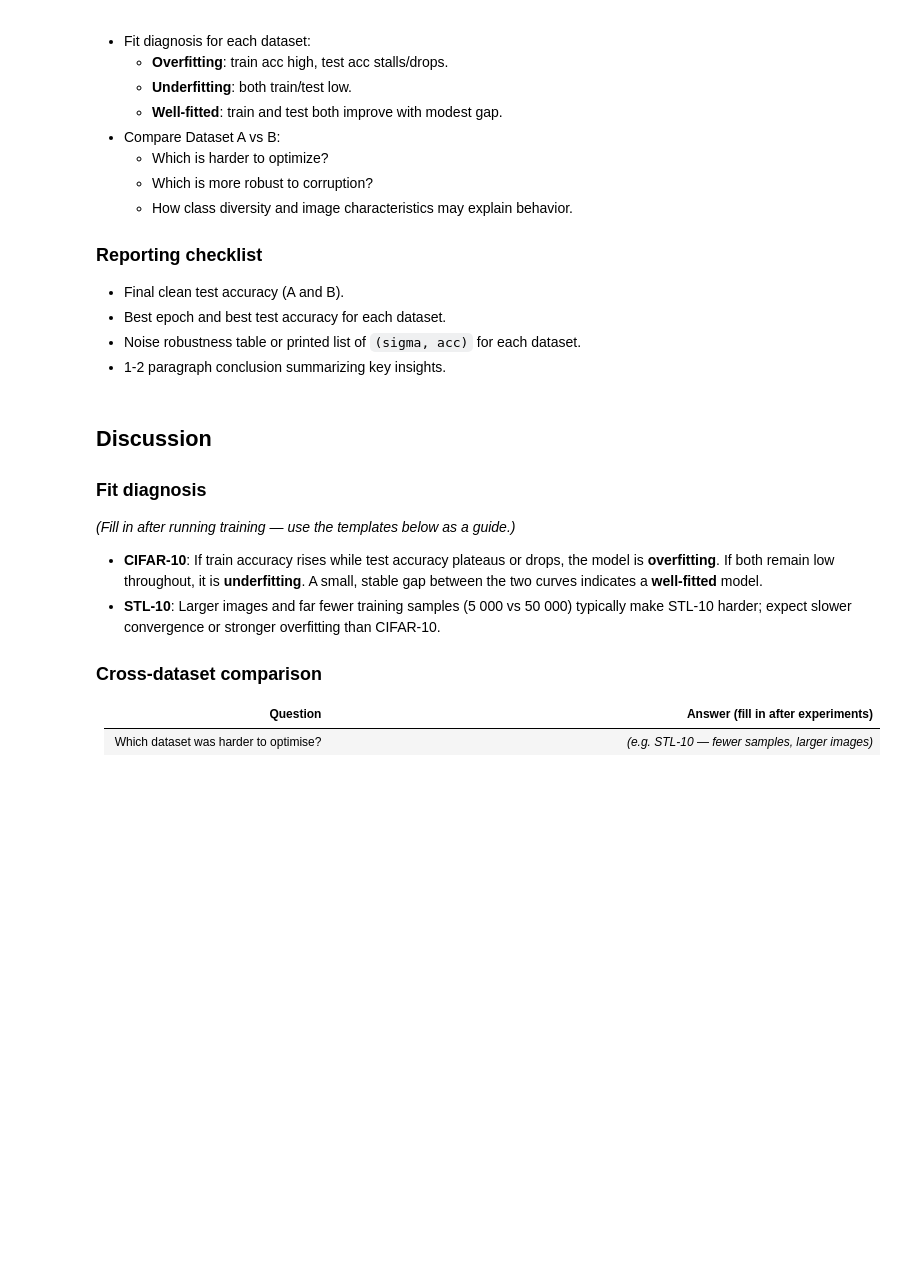
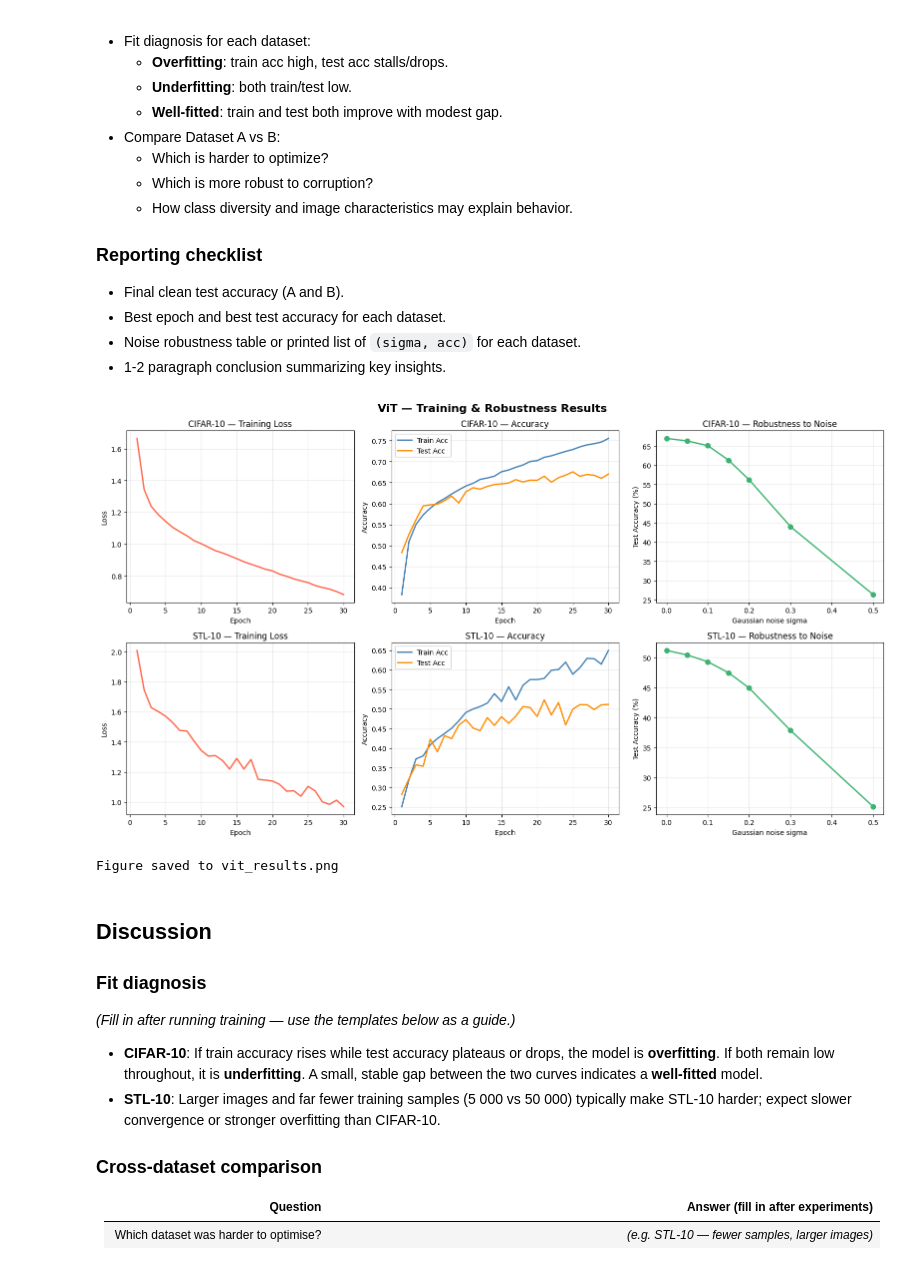
Before and after one commit to Vedant2100/s26, a Jupyter notebook: EE_243/A-2/Problem2/Problem2.ipynb, the cells around one changed output. Cells and saved outputs as stored; diff of their text form; code cells hidden in the pictures; blank space fills up the shorter version.

```diff
--- a/EE_243/A-2/Problem2/Problem2.ipynb
+++ b/EE_243/A-2/Problem2/Problem2.ipynb
@@ -187,12 +205,15 @@ class LayerNorm(nn.Module):
 # %%
+
 class TransformerEncoderBlock(nn.Module):
     def __init__(self, num_heads, d_model, input_dim, output_dim, hidden_dim, dropout):
         super().__init__()
         self.attn = MultiHeadSelfAttention(num_heads, d_model)
-        self.mlp = MLP(input_dim, output_dim, hidden_dim, dropout)
-        self.ln = LayerNorm()
+        self.mlp  = MLP(input_dim, output_dim, hidden_dim, dropout)
+        self.ln1  = LayerNorm()
+        self.ln2  = LayerNorm()
+
     def forward(self, x):
-        x = x + self.attn(self.ln(x))
-        x = x + self.mlp(self.ln(x))
+        x = x + self.attn(self.ln1(x))   # pre-norm attention + residual
+        x = x + self.mlp(self.ln2(x))    # pre-norm MLP + residual
         return x
 # %%
@@ -319,0 +404,3 @@ run_experiment('STL-10', model_condig)
+# %%
+
+model_stl, history_stl = run_experiment('STL-10', model_config, device)
@@ -349,15 +454,12 @@ Evaluate trained models under increasing corruption and compare degradation acro
 - Does accuracy drop smoothly or sharply?
 - Is there a robustness gap even if clean accuracy is similar?
 # %%
-# ── (d) Gaussian noise robustness evaluation ──────────────────────────────
 
 def add_gaussian_noise(x, sigma):
-    # Add Gaussian noise (sigma) to a normalised image tensor batch
     noise = torch.randn_like(x) * sigma
     return torch.clamp(x + noise, -1.0, 1.0)
 
 def evaluate_with_noise(model, dataset_name, img_size, sigma, device, batch_size=128):
-    # Return test accuracy after corrupting images with Gaussian noise at sigma
     transform = transform_policy(img_size=img_size, set='test')
     if dataset_name == 'CIFAR-10':
         test_ds = torchvision.datasets.CIFAR10(
@@ -371,16 +473,14 @@ def evaluate_with_noise(model, dataset_name, img_size, sigma, device, batch_size
     correct, total = 0, 0
     with torch.no_grad():
         for X, y in loader:
-            X, y = X.to(device), y.to(device)
-            X_noisy = add_gaussian_noise(X, sigma)
-            preds = model(X_noisy).argmax(dim=1)
+            X, y  = X.to(device), y.to(device)
+            preds = model(add_gaussian_noise(X, sigma)).argmax(dim=1)
             correct += (preds == y).sum().item()
             total   += y.size(0)
     return correct / total
 
 sigma_levels = [0.0, 0.05, 0.1, 0.15, 0.2, 0.3, 0.5]
 
-# --- CIFAR-10 robustness ---
 robustness_cifar = []
 for sigma in sigma_levels:
     acc = evaluate_with_noise(model_cifar, 'CIFAR-10',
@@ -388,10 +488,9 @@ for sigma in sigma_levels:
     robustness_cifar.append(acc)
     print(f'CIFAR-10 | sigma={sigma:.2f} | acc={acc*100:.2f}%')
 
-# --- STL-10 robustness ---
 robustness_stl = []
 for sigma in sigma_levels:
     acc = evaluate_with_noise(model_stl, 'STL-10',
-                              img_size=48, sigma=sigma, device=device)
+                              img_size=32, sigma=sigma, device=device)  # same 32
     robustness_stl.append(acc)
     print(f'STL-10   | sigma={sigma:.2f} | acc={acc*100:.2f}%')
@@ -422,47 +536,44 @@ Create the following plots for **each dataset**:
 - Noise robustness table or printed list of `(sigma, acc)` for each dataset.
 - 1-2 paragraph conclusion summarizing key insights.
 # %%
-# ── (e) Plots ─────────────────────────────────────────────────────────────
 
 fig, axes = plt.subplots(2, 3, figsize=(16, 9))
 fig.suptitle('ViT — Training & Robustness Results', fontsize=16, fontweight='bold')
 
 datasets     = ['CIFAR-10', 'STL-10']
 histories    = [history_cifar, history_stl]
 robustnesses = [robustness_cifar, robustness_stl]
 
 for row, (ds_name, hist, rob) in enumerate(zip(datasets, histories, robustnesses)):
     epoch_range = range(1, len(hist['train_loss']) + 1)
 
-    # Plot 1: Training loss vs epoch
     ax = axes[row, 0]
     ax.plot(epoch_range, hist['train_loss'], color='tomato', linewidth=2)
     ax.set_title(f'{ds_name} — Training Loss')
     ax.set_xlabel('Epoch'); ax.set_ylabel('Loss')
     ax.grid(True, alpha=0.3)
 
-    # Plot 2: Train accuracy and Test accuracy vs epoch (same axes)
     ax = axes[row, 1]
-    ax.plot(epoch_range, hist['train_acc'], color='steelblue',
-            linewidth=2, label='Train Acc')
-    ax.plot(epoch_range, hist['test_acc'],  color='darkorange',
-            linewidth=2, label='Test Acc')
+    ax.plot(epoch_range, hist['train_acc'], color='steelblue',  linewidth=2, label='Train Acc')
+    ax.plot(epoch_range, hist['test_acc'],  color='darkorange', linewidth=2, label='Test Acc')
     ax.set_title(f'{ds_name} — Accuracy')
     ax.set_xlabel('Epoch'); ax.set_ylabel('Accuracy')
     ax.legend(); ax.grid(True, alpha=0.3)
 
-    # Plot 3: Test accuracy vs Gaussian noise sigma
     ax = axes[row, 2]
     ax.plot(sigma_levels, [r * 100 for r in rob],
             color='mediumseagreen', linewidth=2, marker='o', markersize=7)
     ax.set_title(f'{ds_name} — Robustness to Noise')
     ax.set_xlabel('Gaussian noise sigma'); ax.set_ylabel('Test Accuracy (%)')
     ax.grid(True, alpha=0.3)
 
 plt.tight_layout()
 plt.savefig('vit_results.png', dpi=150, bbox_inches='tight')
 plt.show()
 print('Figure saved to vit_results.png')
+# %% [output]
+[figure, added]
+Figure saved to vit_results.png
 # %% [markdown]
 ## Discussion
 
```
Also changed, not shown: parts of 14 cells of this notebook, 1 other file.
